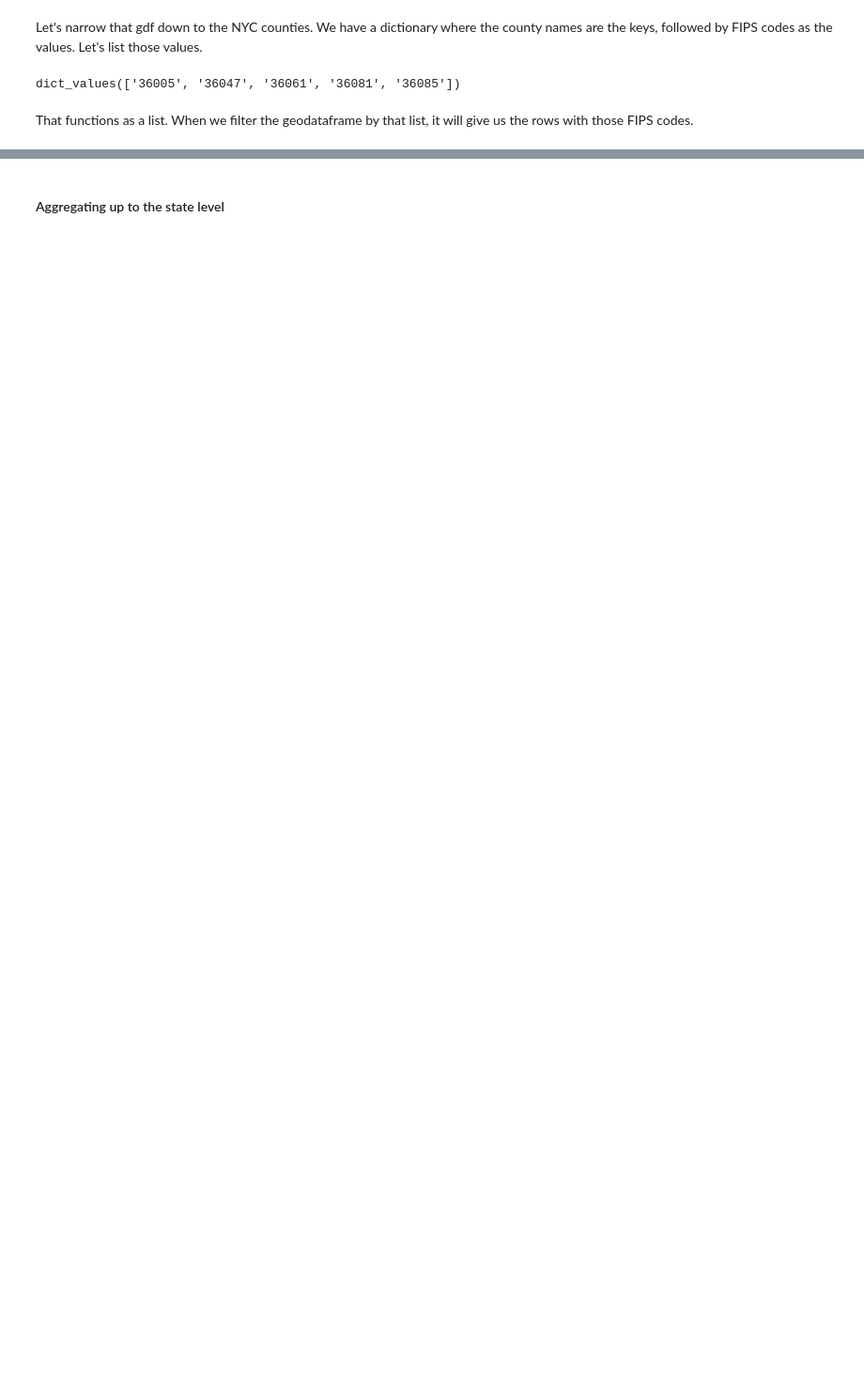
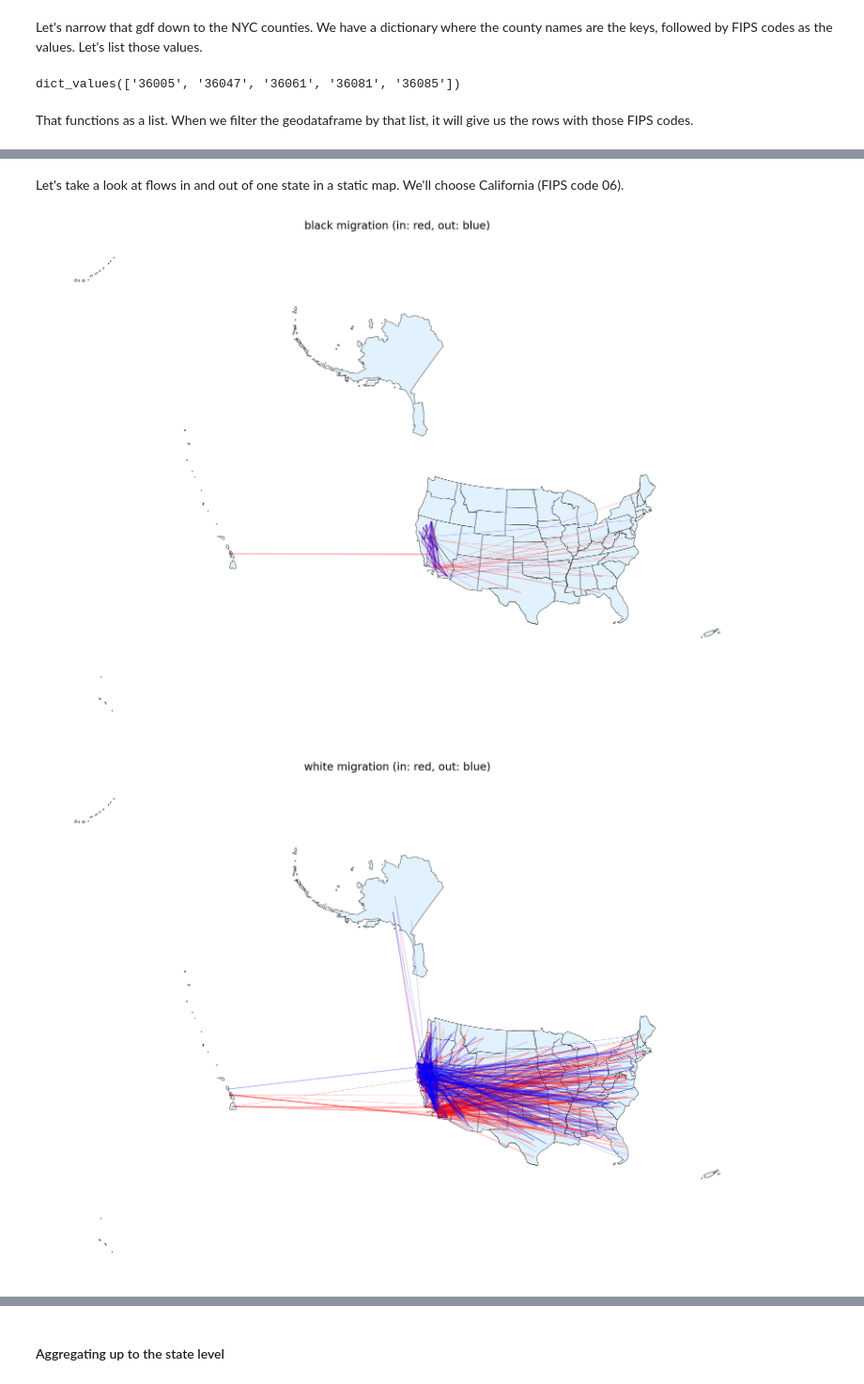
Before and after one commit to PUBPOL-2130/notebooks, a Jupyter notebook: future/migration-flows.ipynb, the cells around one changed output, grey strips where cells are left out. Shown at 94% size. Cells and saved outputs as stored; diff of their text form; code cells hidden in the pictures; blank space fills up the shorter version.

```diff
--- a/future/migration-flows.ipynb
+++ b/future/migration-flows.ipynb
@@ -215,31 +278,36 @@ puma_flows_df
 state_gdf = gpd.read_file("https://www2.census.gov/geo/tiger/TIGER2024/STATE/tl_2024_us_state.zip").set_index("GEOID").to_crs("EPSG:2163")
 # %%
 proj_puma_points = dict(puma_points_gdf.to_crs("EPSG:2163")["geometry"])
+# %% [markdown]
+Let's take a look at flows in and out of one state in a static map.  We'll choose California (FIPS code 06).
 # %%
 flow_state = "06"
 # %%
 for race in puma_flows_df["race"].unique():
         race_flows_df = puma_flows_df[puma_flows_df["race"] == race]
         in_flow_counts = race_flows_df[race_flows_df["to"].str.startswith(flow_state)].groupby(by=["from", "to"]).size()
         out_flow_counts = race_flows_df[race_flows_df["from"].str.startswith(flow_state)].groupby(by=["from", "to"]).size()
 
         ax = state_gdf.plot(
-            figsize=(40, 20),
+            figsize=(20, 10),
             edgecolor="0.1",
             linewidth=0.4,
             color="#e1f1fd",
         )
 
         for flow_counts, color in zip((in_flow_counts, out_flow_counts), ("red", "blue")):
             for (flow_from, flow_to), count in flow_counts.items():
                 try:
                     from_x, from_y = proj_puma_points[flow_from].coords.xy
                     to_x, to_y = proj_puma_points[flow_to].coords.xy
                 except KeyError:
                     continue
 
                 ax.plot([from_x[0], to_x[0]], [from_y[0], to_y[0]], color=color, linewidth=0.5 * count, alpha=0.3)
 
         ax.axis("off")
         ax.set_title(f"{race} migration (in: red, out: blue)")
         plt.show()
+# %% [output]
+[figure, added]
+[figure, added]
```
Also changed, not shown: parts of 40 cells of this notebook.
